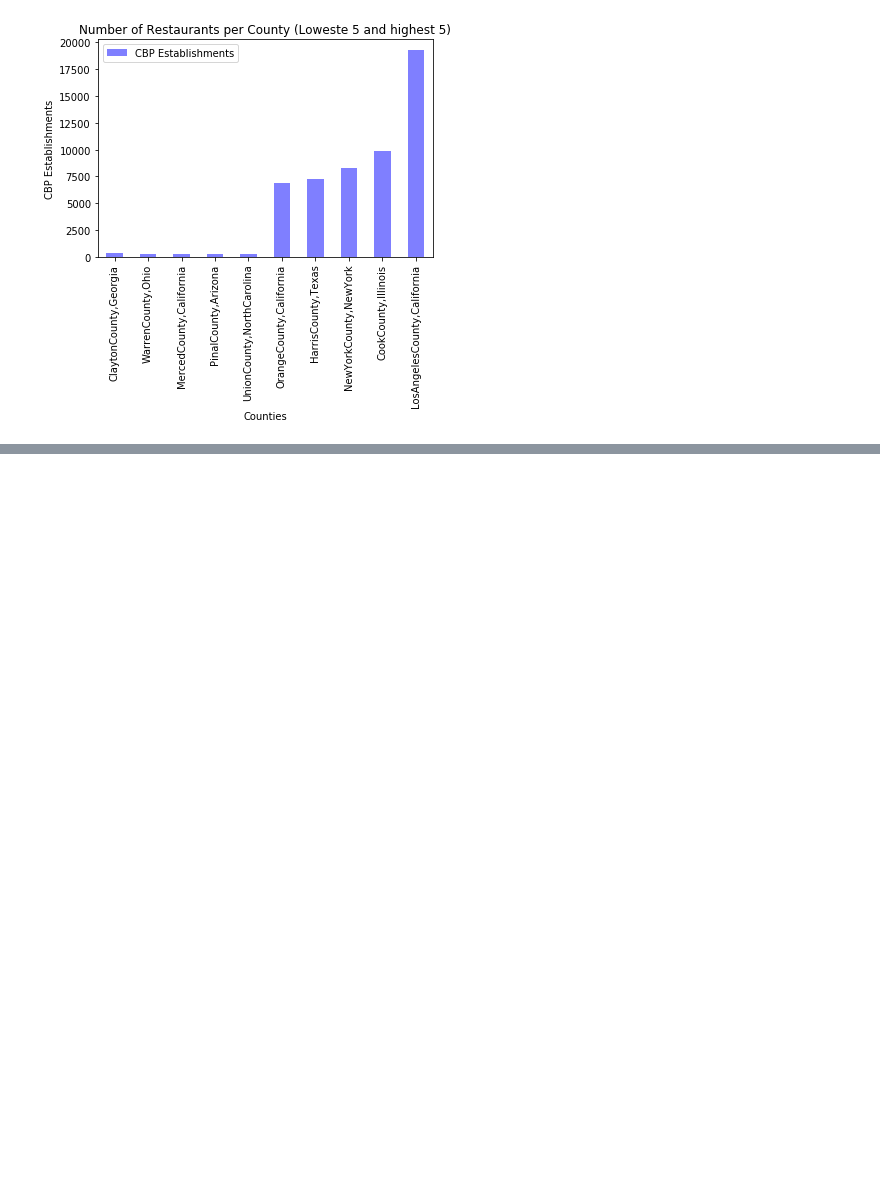
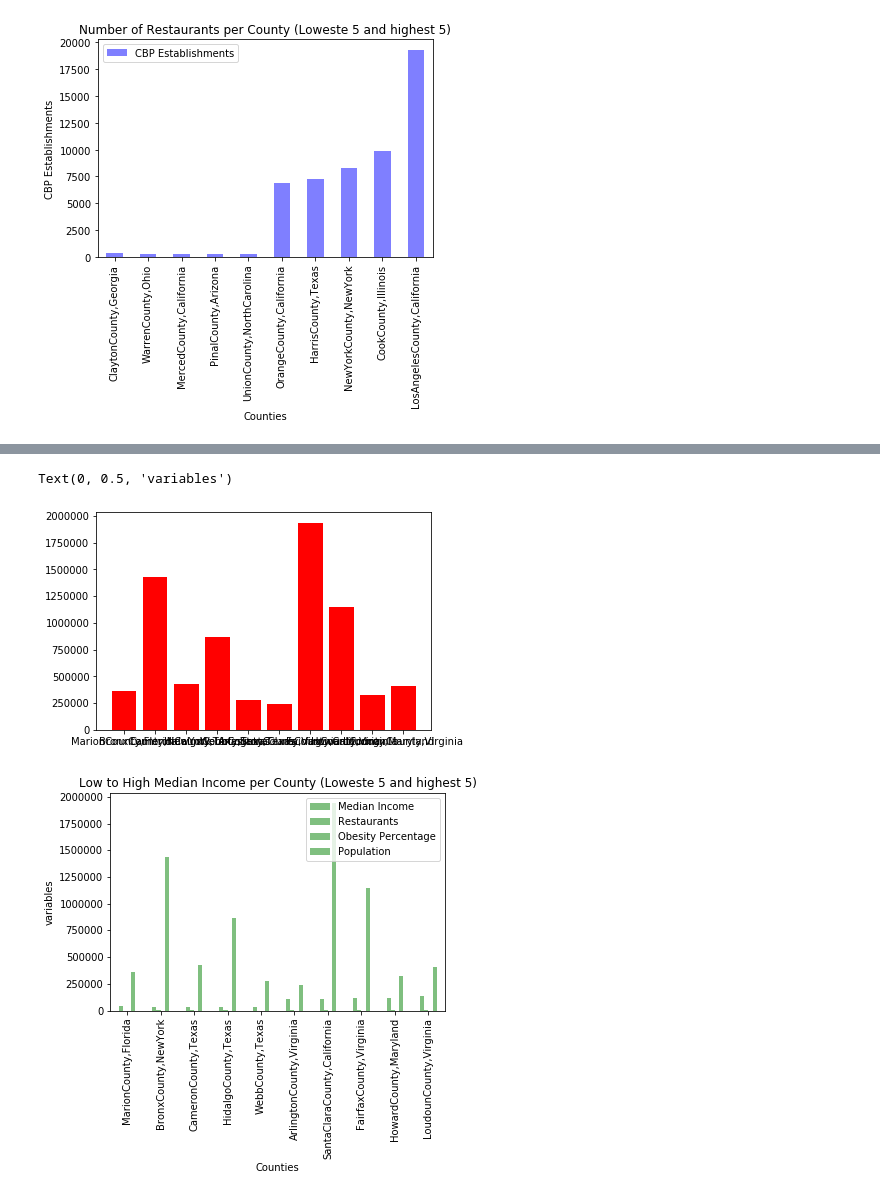
Before and after one commit to liliana-ilut/The-Mockingbirds, a Jupyter notebook: Clean Data/Graphs.ipynb, the cells around one changed output, grey strips where cells are left out. Cells and saved outputs as stored; diff of their text form; code cells hidden in the pictures; blank space fills up the shorter version.

```diff
--- a/Clean Data/Graphs.ipynb
+++ b/Clean Data/Graphs.ipynb
@@ -295,3 +295,16 @@ plt.ylabel("CBP Establishments")
 # %% [output]
 Text(0, 0.5, 'CBP Establishments')
 [figure]
+# %%
+counties = ["MarionCounty,Florida","BronxCounty,NewYork", "CameronCounty,Texas", "HidalgoCounty,Texas", "WebbCounty,Texas",
+            "ArlingtonCounty,Virginia","SantaClaraCounty,California", "FairfaxCounty,Virginia", "HowardCounty,Maryland", "LoudounCounty,Virginia"]
+median_income = [39383, 37525, 37061, 36176, 35659,
+                 110388, 111069, 115717, 120941, 134464 ]
+CBP_establishments = [391,1713,550.0, 887.0,361.0,
+                     554.0, 3943, 1973 , 503.0, 647.0]
+obesity_percentage= [30.7,28.8,30.9,34.4,37.7,
+                    20,19.2, 21.3,24.8, 22.1 ]
+population= [359977, 1432132, 423908,865939 , 275910,
+            237521,1937570, 1150795, 323196, 406850 ]
+total_df = pd.DataFrame({ "Location":counties, "Median Income": median_income, "Restaurants":CBP_establishments, "Obesity Percentage": obesity_percentage, "Population": population})
+total_df
@@ -297,0 +333,16 @@ Text(0, 0.5, 'CBP Establishments')
+# %%
+plt.bar(counties,median_income, color = "blue", label="Median")
+plt.bar(counties,CBP_establishments, color = "green", label="Restaurants")
+plt.bar(counties,obesity_percentage, color = "orange", label="Obesity")
+plt.bar(counties,population, color = "red", label="Population")
+
+
+
+total_df.plot.bar(rot=90, facecolor = "green", alpha = 0.5)
+plt.title("Low to High Median Income per County (Loweste 5 and highest 5)")
+plt.xlabel("Counties")
+plt.ylabel("variables")
+# %% [output]
+Text(0, 0.5, 'variables')
+[figure, added]
+[figure, added]
```
Also changed, not shown: parts of 2 cells of this notebook.
